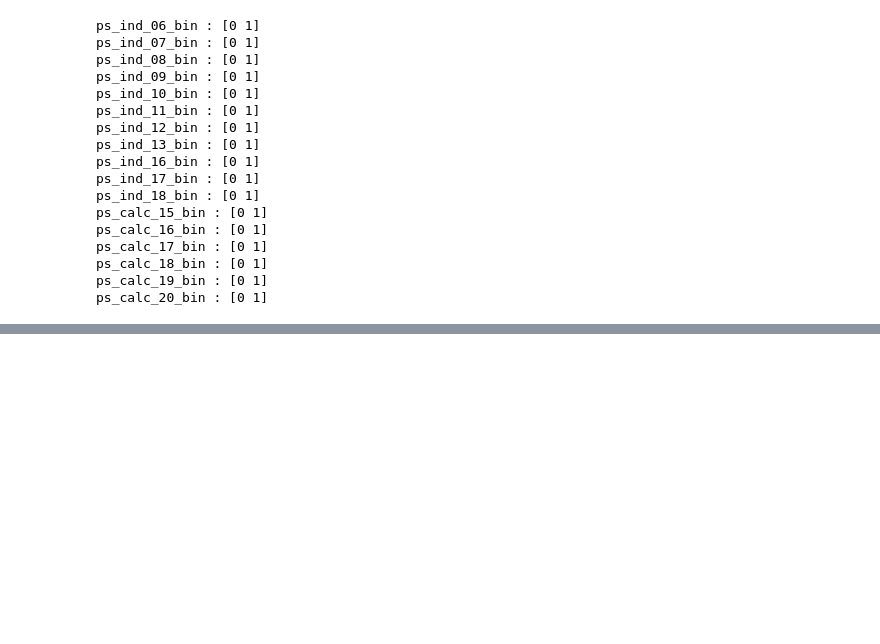
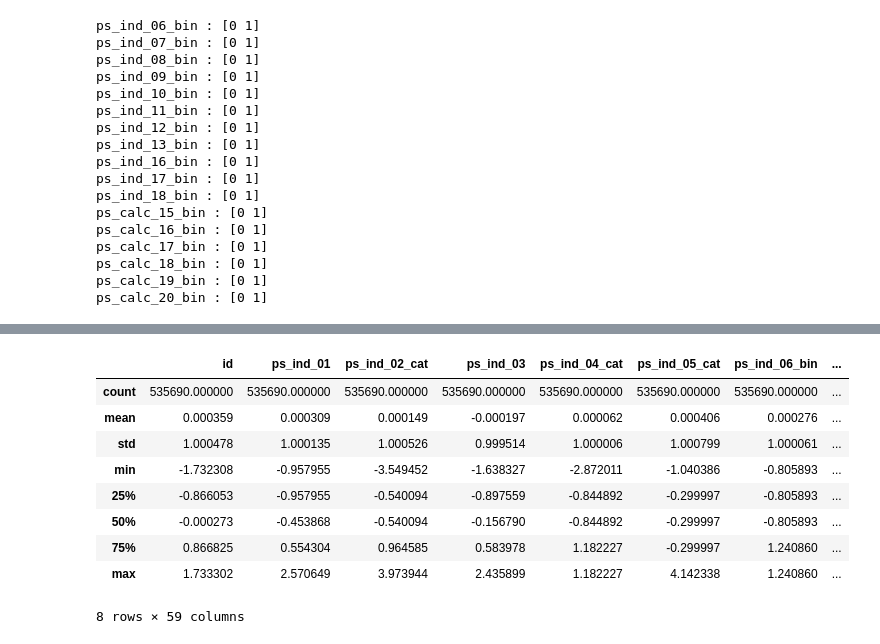
Before and after one commit to astha-chem/Kaggle-Porto-Seguro, a Jupyter notebook: Porto-Seguro.ipynb, the cells around one changed output, grey strips where cells are left out. Saved outputs shown, nothing was run; the diff lists cells and outputs as text; code cells hidden in the pictures; blank space fills up the shorter version.

```diff
--- a/Porto-Seguro.ipynb
+++ b/Porto-Seguro.ipynb
@@ -121,0 +232,14 @@ ps_calc_20_bin : [0 1]
+# %%
+train,cv=train_test_split(normalized_data,test_size = 0.1, random_state=0,stratify=normalized_data['target'])
+train.describe()
+# %% [output]
+|  | id | ps_ind_01 | ps_ind_02_cat | ps_ind_03 | ps_ind_04_cat | ps_ind_05_cat | ps_ind_06_bin | ... |
+| count | 535690.000000 | 535690.000000 | 535690.000000 | 535690.000000 | 535690.000000 | 535690.000000 | 535690.000000 | ... |
+| mean | 0.000359 | 0.000309 | 0.000149 | -0.000197 | 0.000062 | 0.000406 | 0.000276 | ... |
+| std | 1.000478 | 1.000135 | 1.000526 | 0.999514 | 1.000006 | 1.000799 | 1.000061 | ... |
+| min | -1.732308 | -0.957955 | -3.549452 | -1.638327 | -2.872011 | -1.040386 | -0.805893 | ... |
+| 25% | -0.866053 | -0.957955 | -0.540094 | -0.897559 | -0.844892 | -0.299997 | -0.805893 | ... |
+| 50% | -0.000273 | -0.453868 | -0.540094 | -0.156790 | -0.844892 | -0.299997 | -0.805893 | ... |
+| 75% | 0.866825 | 0.554304 | 0.964585 | 0.583978 | 1.182227 | -0.299997 | 1.240860 | ... |
+| max | 1.733302 | 2.570649 | 3.973944 | 2.435899 | 1.182227 | 4.142338 | 1.240860 | ... |
+8 rows × 59 columns
```
Also changed, not shown: parts of 26 cells of this notebook.
